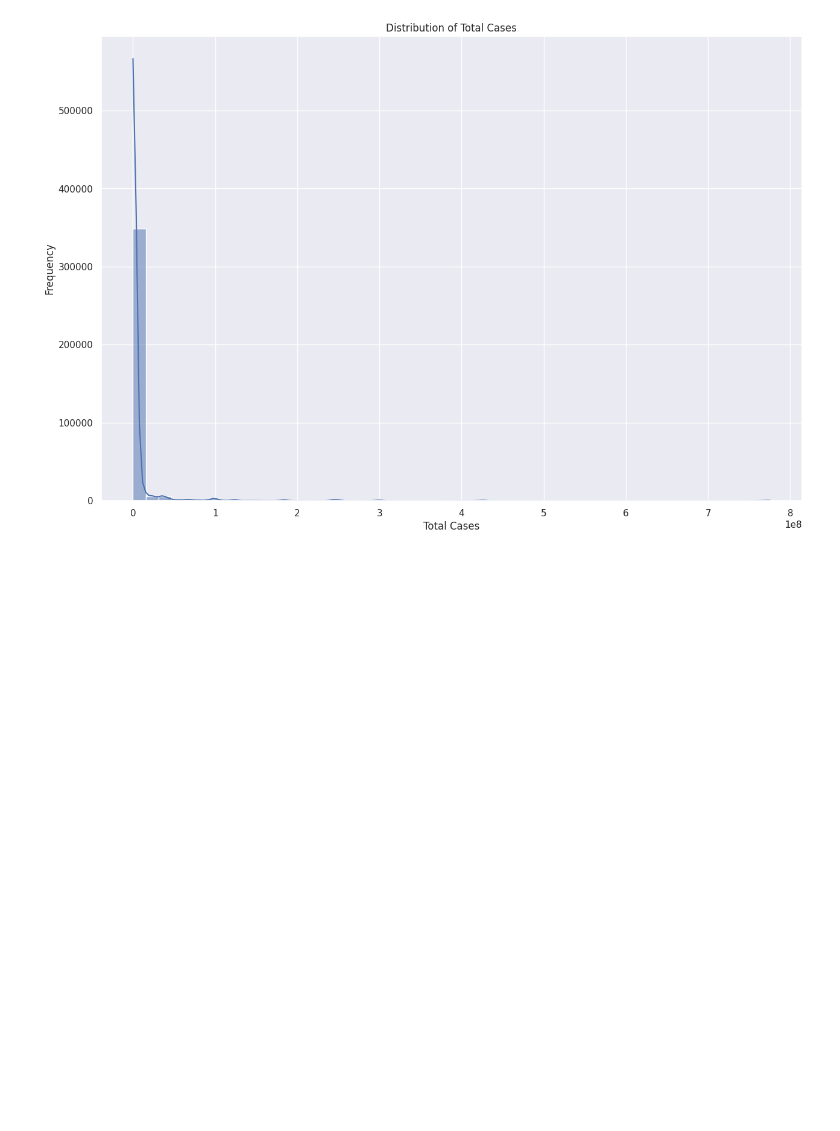
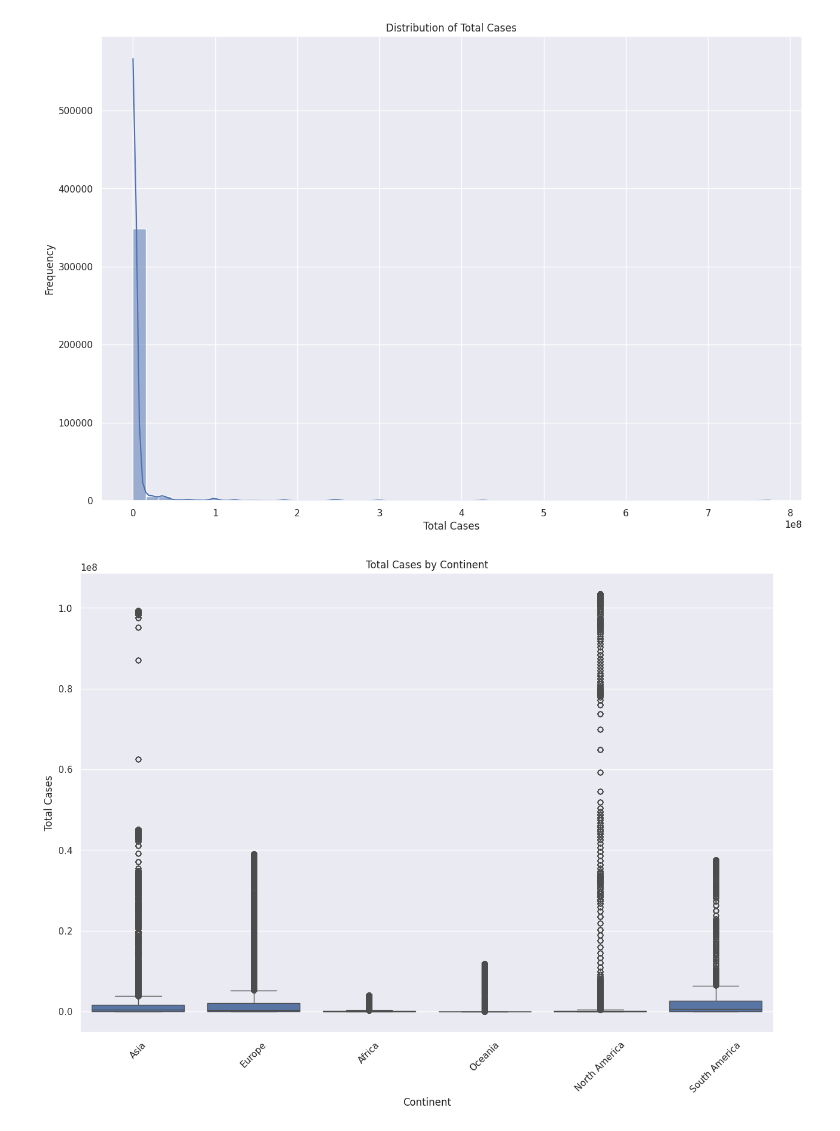
Before and after one commit to srinikha193/Covid19_EDA-Modeling, a Jupyter notebook: EDA_Owid_data.ipynb, the cells around one changed output. Cells and saved outputs as stored; diff of their text form; code cells hidden in the pictures; blank space fills up the shorter version.

```diff
--- a/EDA_Owid_data.ipynb
+++ b/EDA_Owid_data.ipynb
@@ -386,3 +386,14 @@ plt.ylabel('Frequency')
 plt.show()
 # %% [output]
 [figure]
+# %%
+# Box plot for total cases by continent
+plt.figure(figsize=(15, 10))
+sns.boxplot(x='continent', y='total_cases', data=df)
+plt.title('Total Cases by Continent')
+plt.xlabel('Continent')
+plt.ylabel('Total Cases')
+plt.xticks(rotation=45)
+plt.show()
+# %% [output]
+[figure, added]
```
